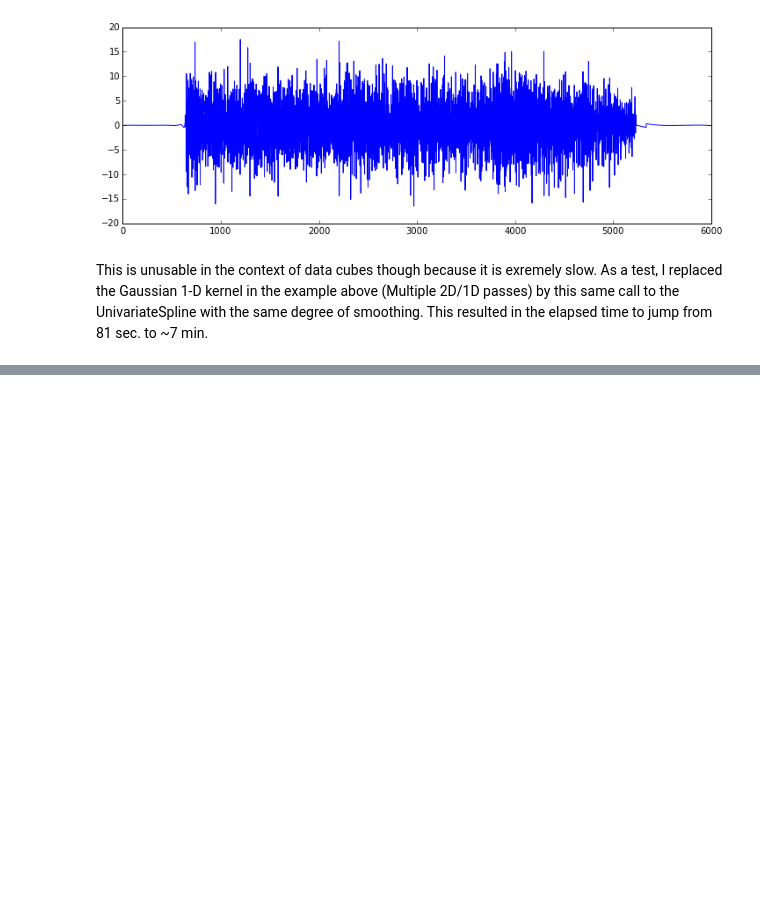
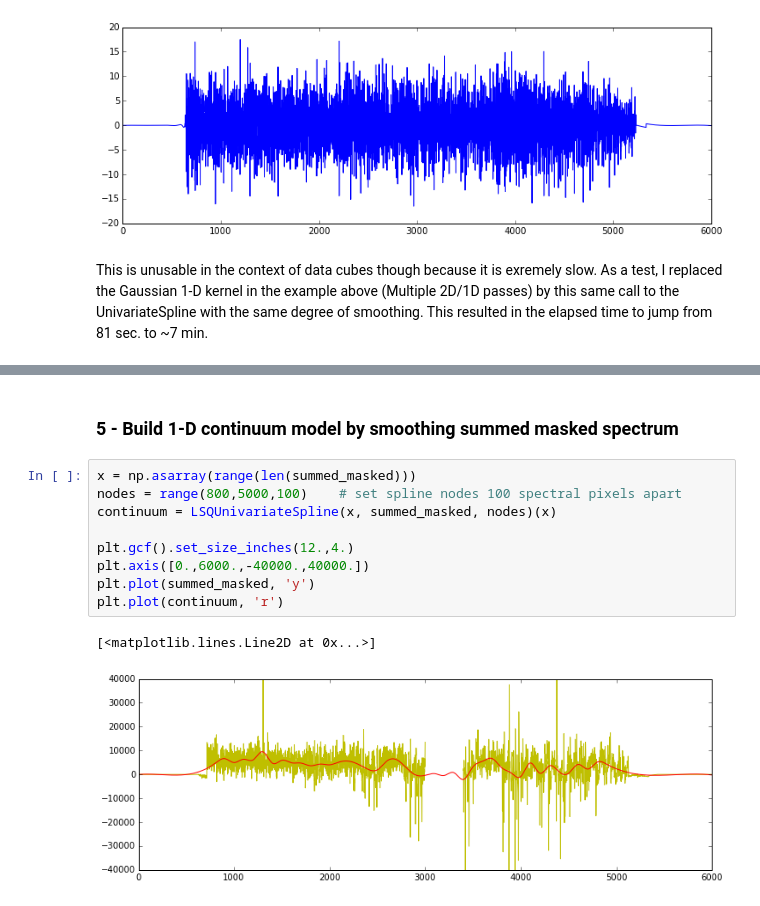
Before and after one commit to spacetelescope/cubeviz, a Jupyter notebook: smoothing/smoothing_analysis.ipynb, the cells around one changed output, grey strips where cells are left out. Cells and saved outputs as stored; diff of their text form; blank space fills up the shorter version.

Commit message:
Added continuum subtraction demo.

```diff
--- a/smoothing/smoothing_analysis.ipynb
+++ b/smoothing/smoothing_analysis.ipynb
@@ -287,0 +349,14 @@ This is unusable in the context of data cubes though because it is exremely slow
+# %% [markdown]
+<h3>5 - Build 1-D continuum model by smoothing summed masked spectrum </h3>
+# %%
+x = np.asarray(range(len(summed_masked)))
+nodes = range(800,5000,100)    # set spline nodes 100 spectral pixels apart
+continuum = LSQUnivariateSpline(x, summed_masked, nodes)(x)
+
+plt.gcf().set_size_inches(12.,4.)
+plt.axis([0.,6000.,-40000.,40000.])
+plt.plot(summed_masked, 'y')
+plt.plot(continuum, 'r')
+# %% [output]
+[<matplotlib.lines.Line2D at 0x...>]
+[figure, added]
```
Also changed, not shown: parts of 20 cells of this notebook.
